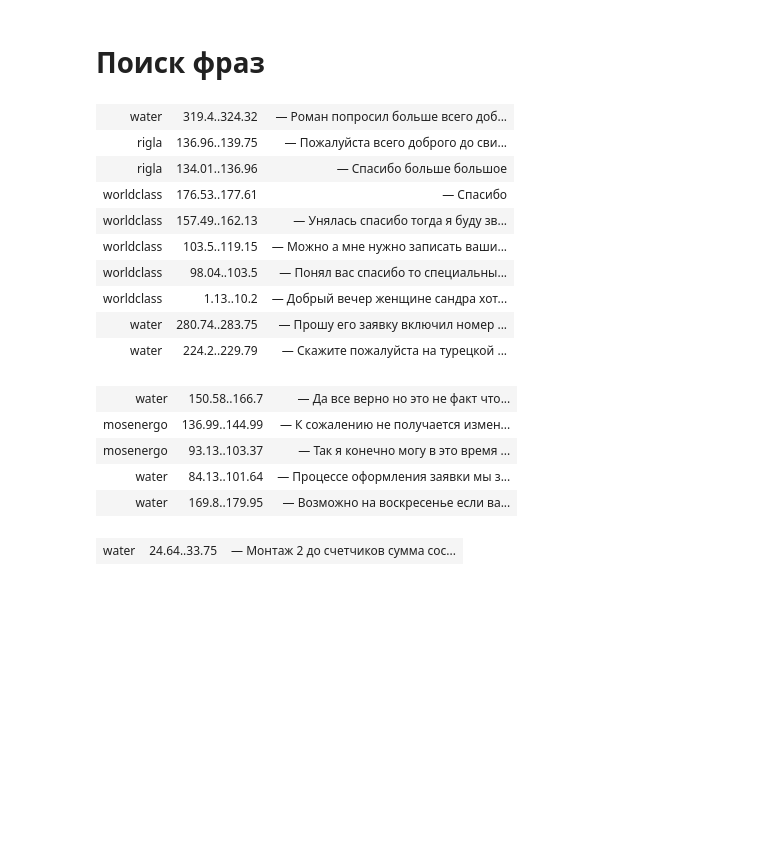
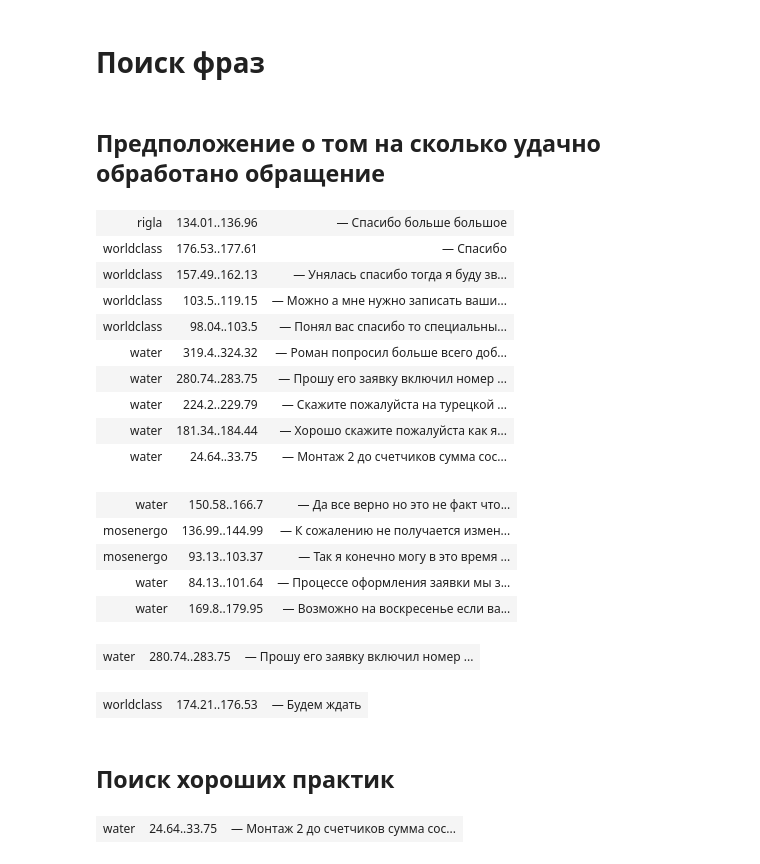
Before and after one commit to kuk/analyze-callcenter, a Jupyter notebook: notes.ipynb, the cells around one changed output. Cells and saved outputs as stored; diff of their text form; code cells hidden in the pictures; blank space fills up the shorter version.

```diff
--- a/notes.ipynb
+++ b/notes.ipynb
@@ -327,19 +327,21 @@ data.set_index('name').plot(kind='bar')
 # Поиск фраз
 # %%
 %run -n main.py
+# %% [markdown]
+## Предположение о том на сколько удачно обработано обращение
 # %%
-show_query_results(query_transcripts(u'спасибо большое пожалуйста всего доброго', transcripts, top=10))
+show_query_results(query_transcripts(u'спасибо большое пожалуйста', transcripts, top=10))
 # %% [output]
-| water | 319.4..324.32 | — Роман попросил больше всего доб... |
-| rigla | 136.96..139.75 | — Пожалуйста всего доброго до сви... |
 | rigla | 134.01..136.96 | — Спасибо больше большое |
 | worldclass | 176.53..177.61 | — Спасибо |
 | worldclass | 157.49..162.13 | — Унялась спасибо тогда я буду зв... |
 | worldclass | 103.5..119.15 | — Можно а мне нужно записать ваши... |
 | worldclass | 98.04..103.5 | — Понял вас спасибо то специальны... |
-| worldclass | 1.13..10.2 | — Добрый вечер женщине сандра хот... |
+| water | 319.4..324.32 | — Роман попросил больше всего доб... |
 | water | 280.74..283.75 | — Прошу его заявку включил номер ... |
 | water | 224.2..229.79 | — Скажите пожалуйста на турецкой ... |
+| water | 181.34..184.44 | — Хорошо скажите пожалуйста как я... |
+| water | 24.64..33.75 | — Монтаж 2 до счетчиков сумма сос... |
 # %%
 show_query_results(query_transcripts(u'не получается не могу нет', transcripts, top=5))
 # %% [output]
@@ -348,6 +350,16 @@ show_query_results(query_transcripts(u'не получается не могу
 | mosenergo | 93.13..103.37 | — Так я конечно могу в это время ... |
 | water | 84.13..101.64 | — Процессе оформления заявки мы з... |
 | water | 169.8..179.95 | — Возможно на воскресенье если ва... |
+# %%
+show_query_results(query_transcripts(u'заявку оформил', transcripts))
+# %% [output]
+| water | 280.74..283.75 | — Прошу его заявку включил номер ... |
+# %%
+show_query_results(query_transcripts(u'будем ждать', transcripts))
+# %% [output]
+| worldclass | 174.21..176.53 | — Будем ждать |
+# %% [markdown]
+## Поиск хороших практик
 # %%
 show_query_results(query_transcripts(u'у нас есть скидки', transcripts))
 # %% [output]
```
Also changed, not shown: parts of 5 cells of this notebook.
